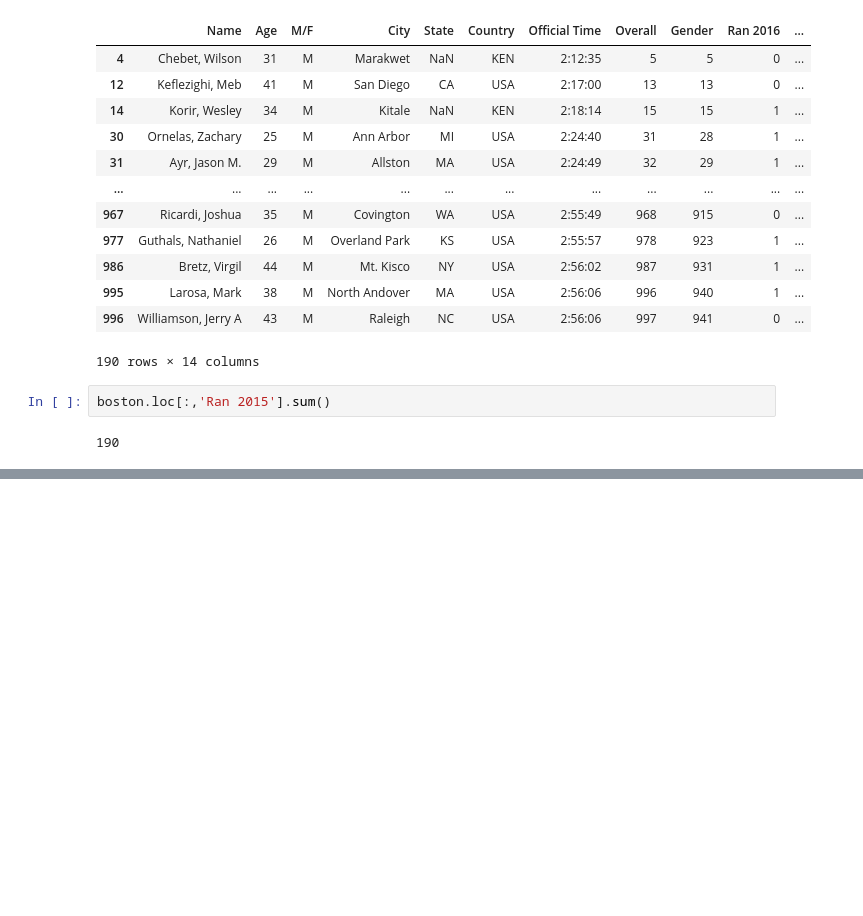
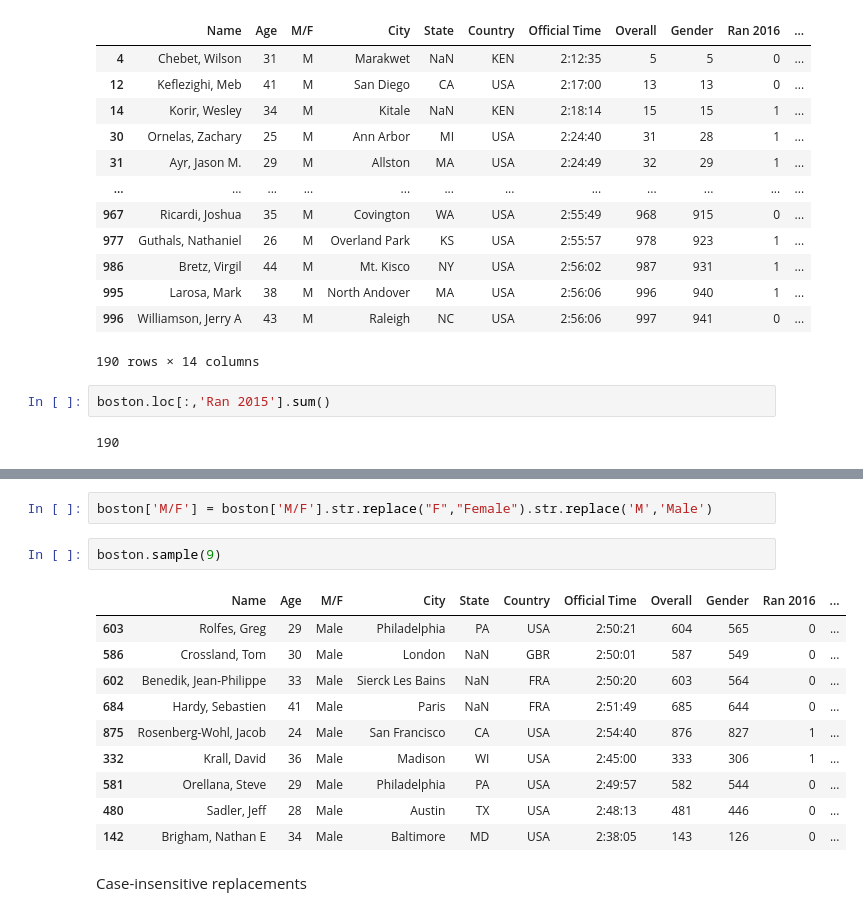
Before and after one commit to TomaszBury/The-ultimate-pandas-bootcamp-advanced-python-data-analysis, a Jupyter notebook: section_11/regex_and_text_manipulation.ipynb, the cells around one changed output, grey strips where cells are left out. Saved outputs shown, nothing was run; the diff lists cells and outputs as text; blank space fills up the shorter version.

```diff
--- a/section_11/regex_and_text_manipulation.ipynb
+++ b/section_11/regex_and_text_manipulation.ipynb
@@ -1724,0 +1768,17 @@ boston.loc[:,'Ran 2015'].sum()
+# %%
+boston['M/F'] = boston['M/F'].str.replace("F","Female").str.replace('M','Male')
+# %%
+boston.sample(9)
+# %% [output]
+|  | Name | Age | M/F | City | State | Country | Official Time | Overall | Gender | Ran 2016 | ... |
+| 603 | Rolfes, Greg | 29 | Male | Philadelphia | PA | USA | 2:50:21 | 604 | 565 | 0 | ... |
+| 586 | Crossland, Tom | 30 | Male | London | NaN | GBR | 2:50:01 | 587 | 549 | 0 | ... |
+| 602 | Benedik, Jean-Philippe | 33 | Male | Sierck Les Bains | NaN | FRA | 2:50:20 | 603 | 564 | 0 | ... |
+| 684 | Hardy, Sebastien | 41 | Male | Paris | NaN | FRA | 2:51:49 | 685 | 644 | 0 | ... |
+| 875 | Rosenberg-Wohl, Jacob | 24 | Male | San Francisco | CA | USA | 2:54:40 | 876 | 827 | 1 | ... |
+| 332 | Krall, David | 36 | Male | Madison | WI | USA | 2:45:00 | 333 | 306 | 1 | ... |
+| 581 | Orellana, Steve | 29 | Male | Philadelphia | PA | USA | 2:49:57 | 582 | 544 | 0 | ... |
+| 480 | Sadler, Jeff | 28 | Male | Austin | TX | USA | 2:48:13 | 481 | 446 | 0 | ... |
+| 142 | Brigham, Nathan E | 34 | Male | Baltimore | MD | USA | 2:38:05 | 143 | 126 | 0 | ... |
+# %% [markdown]
+Case-insensitive replacements
```
Also changed, not shown: parts of 17 cells of this notebook.
